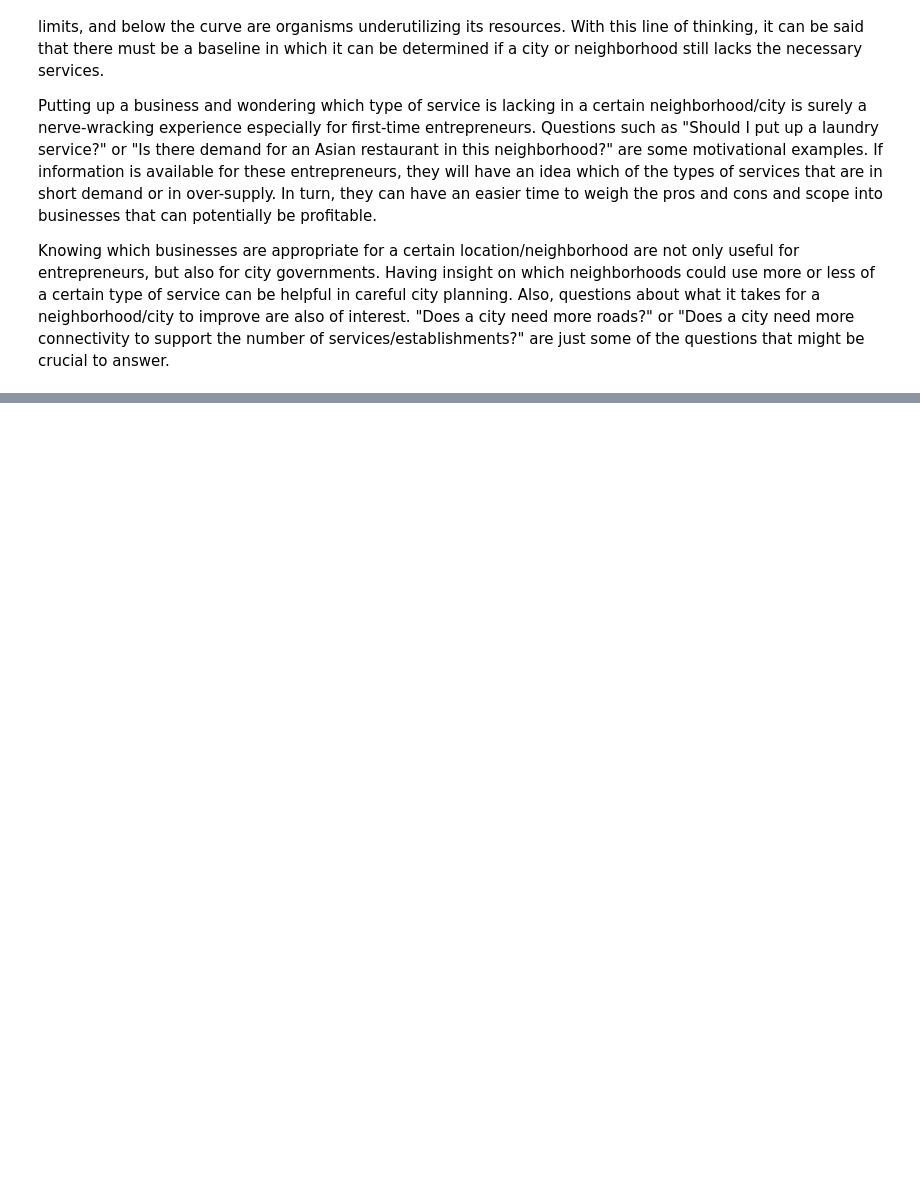
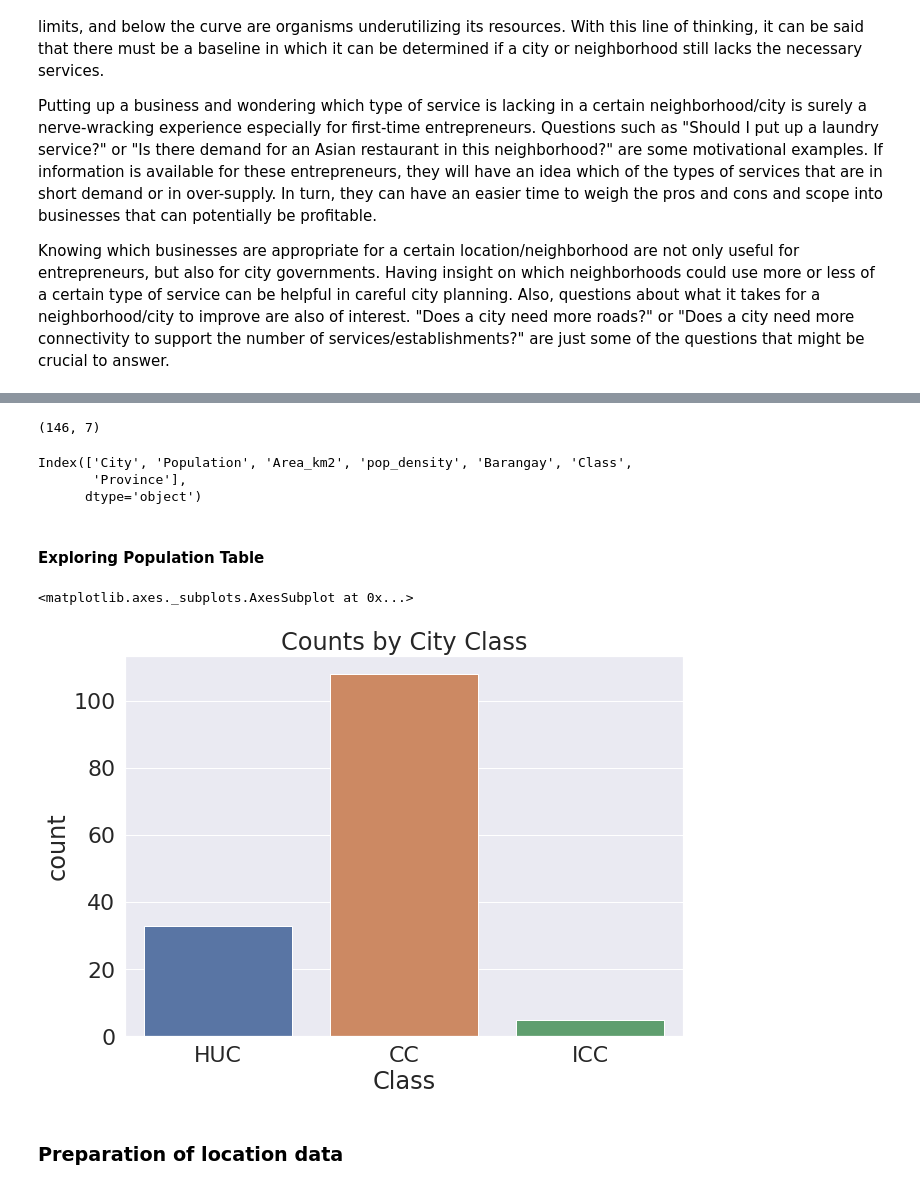
Before and after one commit to aldencabajar/coursera_capstone, a Jupyter notebook: capstone_project_notebook .ipynb, the cells around one changed output, grey strips where cells are left out. Drawn from its saved outputs; the diff is of its cells as text; code cells hidden in the pictures; blank space fills up the shorter version.

```diff
--- a/capstone_project_notebook .ipynb
+++ b/capstone_project_notebook .ipynb
@@ -39,0 +61,3 @@ Hello Capston project course!
+# %%
+url = 'https://en.wikipedia.org/wiki/List_of_cities_and_municipalities_in_the_Philippines'
+popTable = pd.read_html(url)[3].iloc[:,0:7].query('Class == "CC"| Class == "HUC"|Class == "ICC"')
@@ -39,0 +83,31 @@ Hello Capston project course!
+# %%
+popTable.shape
+# %% [output]
+(146, 7)
+# %%
+popTable.rename(columns = {popTable.columns[0]: 'City',
+                          popTable.columns[1]: 'Population',
+                          popTable.columns[2]: 'Area_km2',
+                          popTable.columns[3]: 'pop_density'}, inplace = True)
+# %%
+popTable.columns
+# %% [output]
+Index(['City', 'Population', 'Area_km2', 'pop_density', 'Barangay', 'Class',
+       'Province'],
+      dtype='object')
+# %% [markdown]
+#### Exploring Population Table
+# %%
+from matplotlib import pyplot
+
+sns.set(font_scale = 2)
+fig, ax = pyplot.subplots(figsize = (10, 7))
+plt_Class_bplot = sns.countplot(x = 'Class', data = popTable)
+plt_Class_bplot.set_title('Counts by City Class')
+
+plt_Class_bplot
+# %% [output]
+<matplotlib.axes._subplots.AxesSubplot at 0x...>
+[figure, added]
+# %% [markdown]
+### Preparation of location data
```
Also changed, not shown: parts of 19 cells of this notebook.
